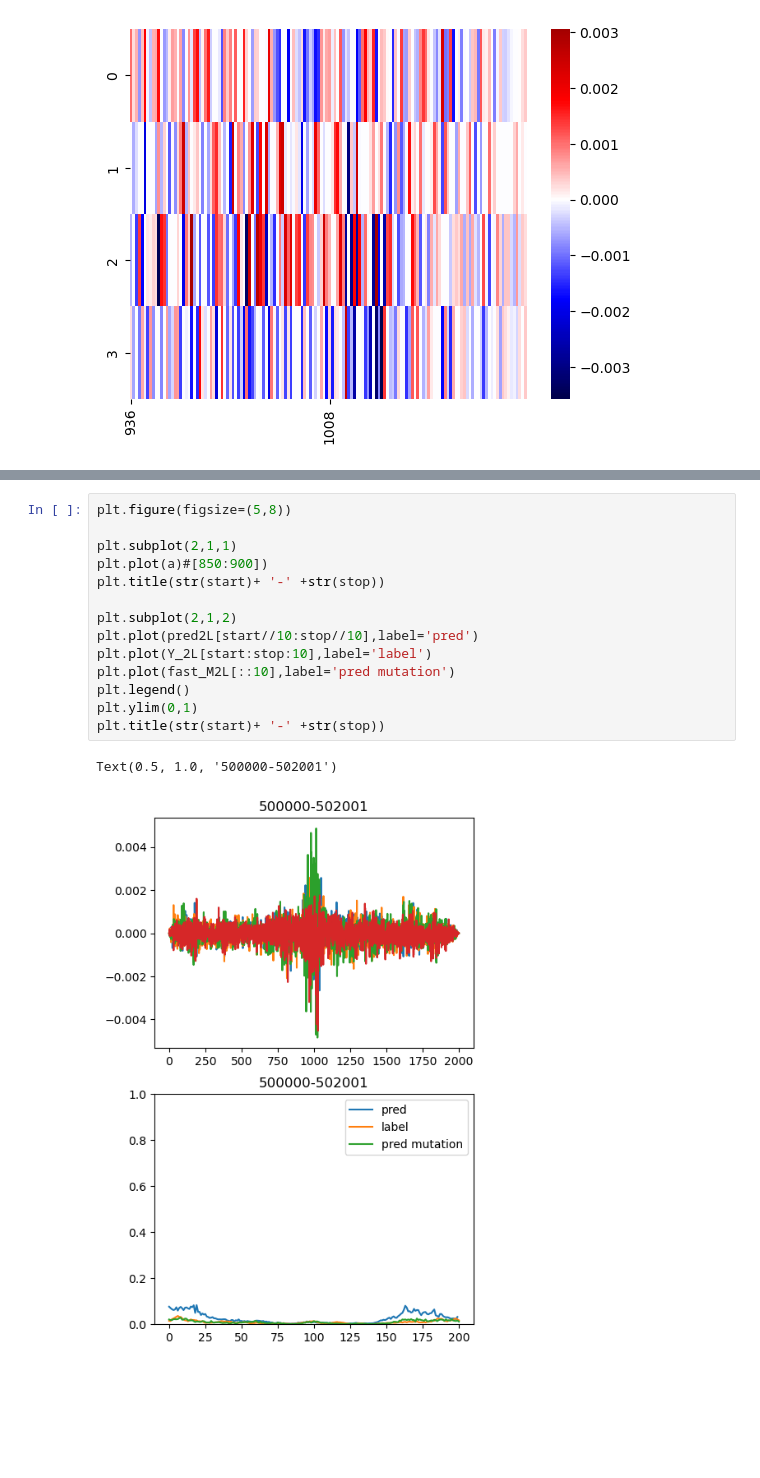
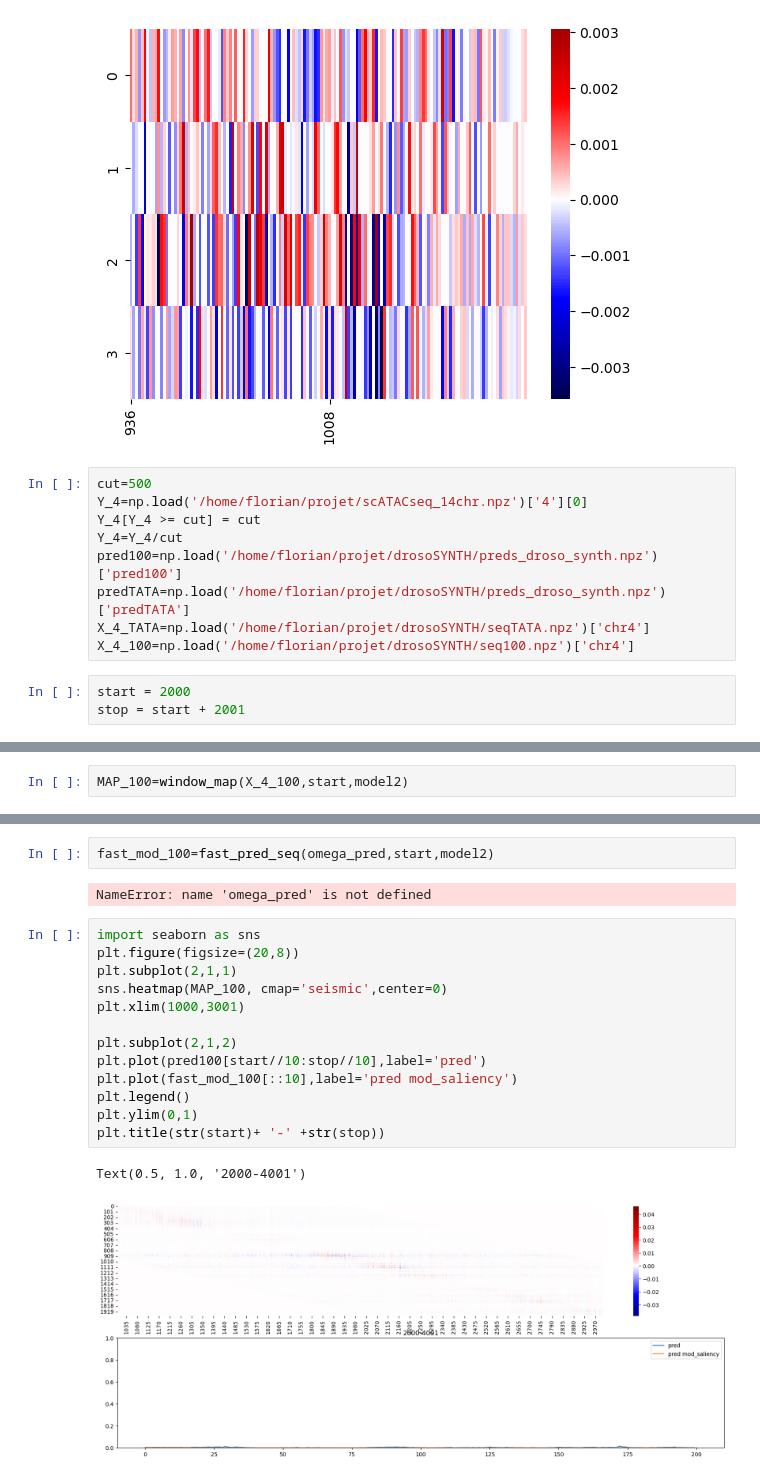
Before and after one commit to floriantilliet/mnhn_internship, a Jupyter notebook: projet3.ipynb, the cells around one changed output, grey strips where cells are left out. Saved outputs shown, nothing was run; the diff lists cells and outputs as text; blank space fills up the shorter version.

```diff
--- a/projet3.ipynb
+++ b/projet3.ipynb
@@ -976,3 +1048,15 @@ plt.xlim(936,1080)
 # %% [output]
 (936.0, 1080.0)
 [figure]
+# %%
+cut=500
+Y_4=np.load('/home/florian/projet/scATACseq_14chr.npz')['4'][0]
+Y_4[Y_4 >= cut] = cut
+Y_4=Y_4/cut
+pred100=np.load('/home/florian/projet/drosoSYNTH/preds_droso_synth.npz')['pred100']
+predTATA=np.load('/home/florian/projet/drosoSYNTH/preds_droso_synth.npz')['predTATA']
+X_4_TATA=np.load('/home/florian/projet/drosoSYNTH/seqTATA.npz')['chr4']
+X_4_100=np.load('/home/florian/projet/drosoSYNTH/seq100.npz')['chr4']
+# %%
+start = 2000
+stop = start + 2001
@@ -978,0 +1069,2 @@ plt.xlim(936,1080)
+# %%
+MAP_100=window_map(X_4_100,start,model2)
@@ -979,17 +1140,20 @@ plt.xlim(936,1080)
+# %%
+fast_mod_100=fast_pred_seq(omega_pred,start,model2)
+# %% [output]
+NameError: name 'omega_pred' is not defined
 # %%
-plt.figure(figsize=(5,8))
-
+import seaborn as sns
+plt.figure(figsize=(20,8))
 plt.subplot(2,1,1)
-plt.plot(a)#[850:900])
-plt.title(str(start)+ '-' +str(stop))
+sns.heatmap(MAP_100, cmap='seismic',center=0)
+plt.xlim(1000,3001)
 
 plt.subplot(2,1,2)
-plt.plot(pred2L[start//10:stop//10],label='pred')
-plt.plot(Y_2L[start:stop:10],label='label')
-plt.plot(fast_M2L[::10],label='pred mutation')
+plt.plot(pred100[start//10:stop//10],label='pred')
+plt.plot(fast_mod_100[::10],label='pred mod_saliency')
 plt.legend()
 plt.ylim(0,1)
 plt.title(str(start)+ '-' +str(stop))
 # %% [output]
-Text(0.5, 1.0, '500000-502001')
+Text(0.5, 1.0, '2000-4001')
-[figure, old version]
+[figure, new version]
```
Also changed, not shown: parts of 29 cells of this notebook.
